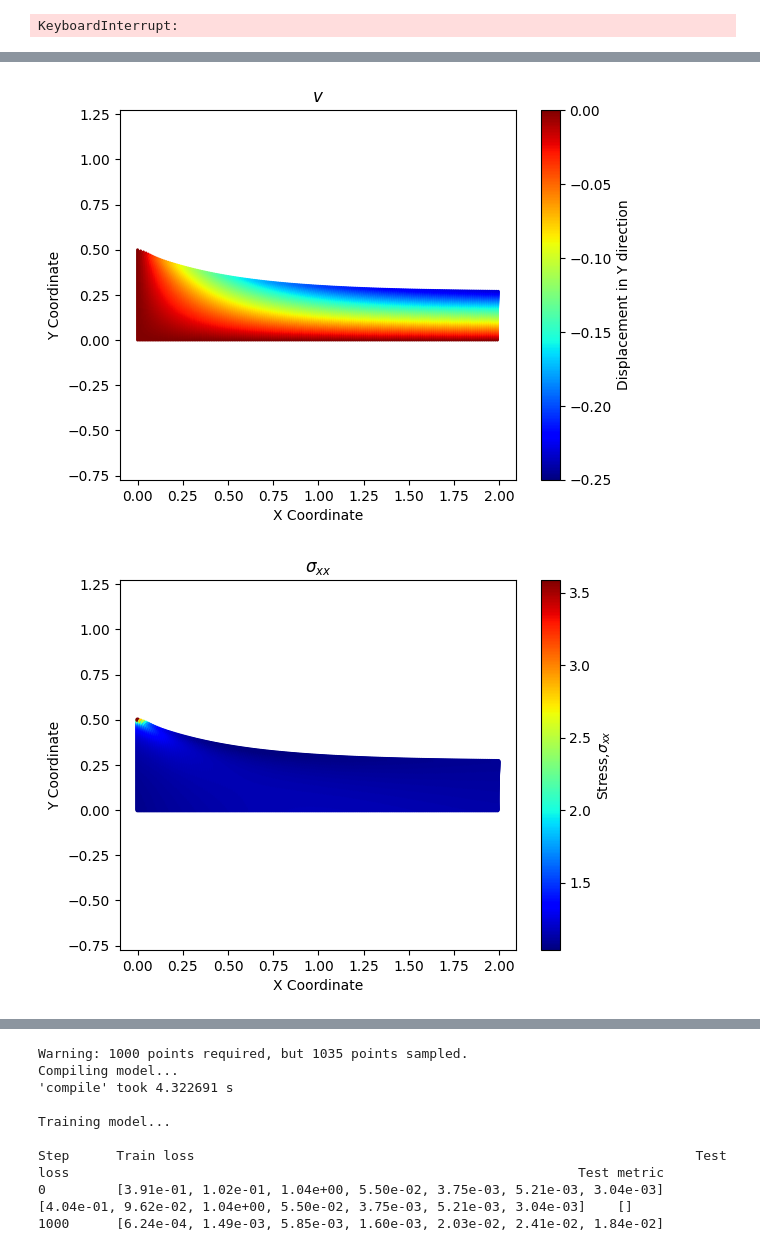
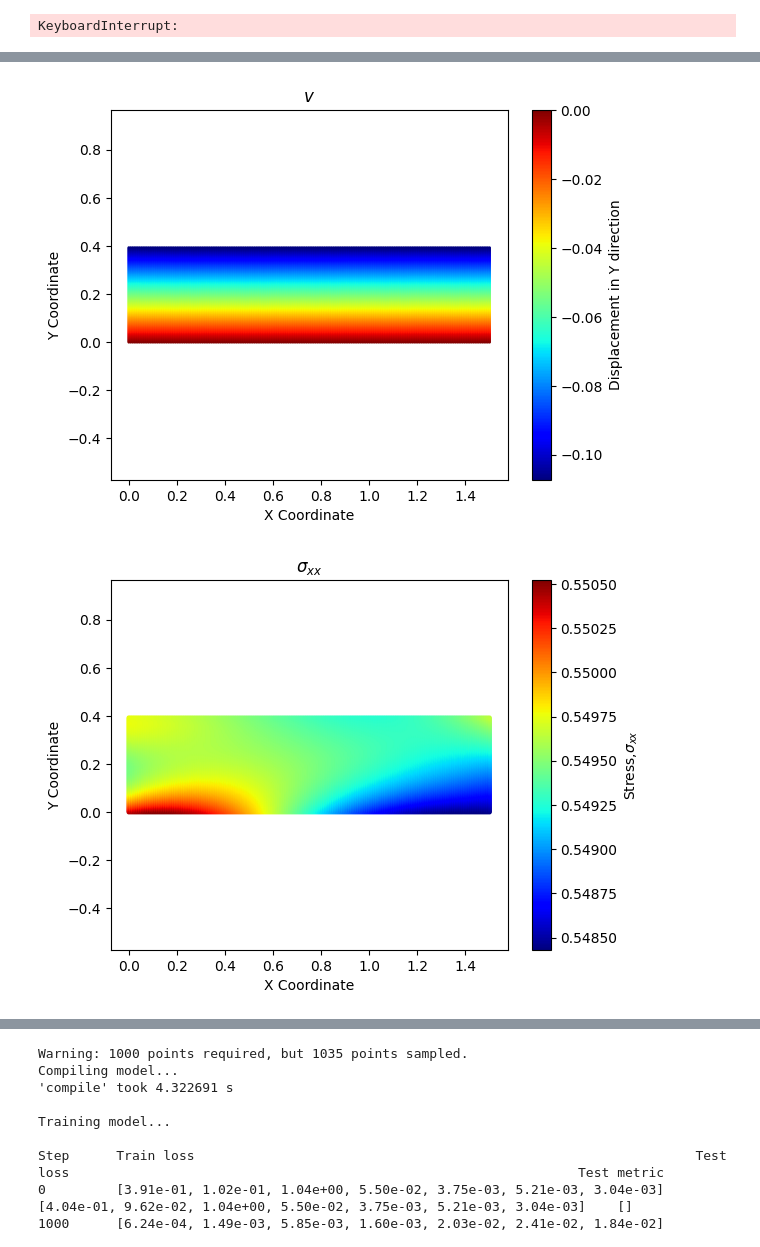
Before and after one commit to AhmadAkbariR/deepxde, a Jupyter notebook: examples/operator/elasticity-2D-AAR.ipynb, the cells around one changed output, grey strips where cells are left out. Drawn from its saved outputs; the diff is of its cells as text; code cells hidden in the pictures.

```diff
--- a/examples/operator/elasticity-2D-AAR.ipynb
+++ b/examples/operator/elasticity-2D-AAR.ipynb
@@ -432,10 +432,12 @@ import torch
 
 nu = 0.3
 E = 1
+
+mu = E/(2*(1+nu))
+landa = E*nu/((1+nu)*(1-2*nu))
+
 def pde_system(x , u):
     # Define the parameters
-    nu = 0.3
-
     # Calculate the second derivatives of u and v
     u_xx = dde.grad.hessian(u, x, component=0, i = 0 , j = 0)
     u_yy = dde.grad.hessian(u, x, component=0, i = 1 , j = 1)
@@ -456,8 +458,8 @@ def pde_system(x , u):
     #eq1 = u_xx + u_yy + (1 / (1 - 2 * nu)) * (u_xx + v_xy)
     #eq2 = v_xx + v_yy + (1 / (1 - 2 * nu)) * (v_yy + u_xy)
     # plane stress Navier equation
-    eq1 = u_xx + u_yy + ((1+nu) / (1 - nu)) * (u_xx + v_xy)
-    eq2 = v_xx + v_yy + ((1+nu) / (1 - nu)) * (v_yy + u_xy)
+    eq1 = mu * (u_xx + u_yy) +  (landa + mu) * (u_xx + v_xy)
+    eq2 = mu * (v_xx + v_yy) +  (landa + mu) * (v_yy + u_xy)
 
     return [ (eq1) , (eq2)]
 
@@ -493,29 +495,27 @@ def Right_constraint(x , u, X=[]):
     u_grad_y = dde.grad.jacobian(u, x, i=0, j=1)  # ∂u/∂x
     v_grad_x = dde.grad.jacobian(u, x, i=1, j=0)  # ∂u/∂x
     # The Neumann condition: 2*nu*∂u/∂x + ∂v/∂y = 0
-    return  u_grad_y + v_grad_x
+    return mu * (u_grad_y + v_grad_x)
 
 def Bottom_constraint(x , u, X=[]):
     # due to symmetry Sxy = 0, so u_y + v_x = 0
     u_grad_y = dde.grad.jacobian(u, x, i=0, j=1)  # ∂u/∂x
     v_grad_x = dde.grad.jacobian(u, x, i=1, j=0)  # ∂u/∂x
-    return  u_grad_y + v_grad_x
+    return  mu * (u_grad_y + v_grad_x)
 
 def top_contraint1(x , u, X=[]):
     # Compute the gradients
     u_grad_y = dde.grad.jacobian(u, x, i=0, j=1)  # ∂u/∂x
     v_grad_x = dde.grad.jacobian(u, x, i=1, j=0)  # ∂u/∂x
     # The Neumann condition: 2*nu*∂u/∂x + ∂v/∂y = 0
-    return u_grad_y + v_grad_x
+    return (u_grad_y + v_grad_x) * mu
 
 def top_contraint2(x , u, X=[]):
     # Compute the gradients
-    nu = 0.3
-
     u_grad_x = dde.grad.jacobian(u, x, i=0, j=0)  # ∂u/∂x
     v_grad_y = dde.grad.jacobian(u, x, i=1, j=1)  # ∂v/∂y
     # The Neumann condition: 2*nu*∂u/∂x + ∂v/∂y = 0
-    return  (1-nu)*v_grad_y + nu*u_grad_x
+    return  (2*mu + landa)*v_grad_y + landa * u_grad_x
 
 # Define the boundary conditions using DirichletBC
 #bc1 = dde.DirichletBC(geom, lambda x: 0, boundary_left, component=0)    # u(x=0, y) = 0
@@ -540,7 +540,7 @@ data = dde.data.PDE(geom,
                     pde_system,
                     [bc_right, bc_right_cstrit, bc_bottom_cstrit, bc_top_cstrit1, bc_top_cstrit2],
                     num_domain=1000,
-                    num_boundary=300, num_test=300)
+                    num_boundary=3000, num_test=300)
 
 
 #net = dde.nn.PFNN([2,[200, 200], [200, 200], [200, 200], [200, 200], 2], "relu", "Glorot uniform")
@@ -551,9 +551,9 @@ def out_transform(inputs, outputs):
 
     x, y = inputs[:, 0], inputs[:, 1]
     # horizontal displacement on left
-    u = outputs[:, 0] * x # torch.exp(x/(1+y))
+    u = outputs[:, 0] * x * (1-x) + x # torch.exp(x/(1+y))
     # vertical dis on left
-    v = outputs[ :, 1] * x* y#torch.exp((x*y))
+    v = outputs[ :, 1] * y  #torch.exp((x*y))
     ## pressure on bottom
     #p = outputs[:, :, 2] * y[None, :]
     return dde.backend.stack((u, v), axis=1)
@@ -567,13 +567,13 @@ model = dde.Model(data, net)
 
 # model.compile("L-BFGS")
 #losshistory, train_state = model.train(iterations=1000)
-
+'''
 model.compile("adam", lr=0.0005)  # Note changing learning_rate to lr
 losshistory, train_state = model.train(iterations=2000)
 
 model.compile("adam", lr=0.0003)  # Note changing learning_rate to lr
 losshistory, train_state = model.train(iterations=2000)
-
+'''
 #model.compile("L-BFGS", loss="mse",
  #             loss_rtol=1e-5,      # Relative tolerance for loss
   #            tol=1e-5,            # Tolerance in the norm of the gradient
@@ -612,9 +612,6 @@ dvdy = dvdy_callback.get_value()  # Access the derivative values stored in the c
 epsilon_x = dudx
 epsilon_y = dvdy
 epsilon_xy = 0.5 * (dudy + dvdx)
-
-mu = E/(2*(1+nu))
-landa = E*nu/((1+nu)*(1-2*nu))
 
 # Calculate stresses
 sigma_x = 2*mu*epsilon_x +  landa * (epsilon_x + epsilon_y)
@@ -714,7 +710,7 @@ plt.show()
 
 # Plot the deformed shape with color map for the displacement in y direction
 plt.figure()
-scatter = plt.scatter(deformed[:, 0], deformed[:, 1], s = 1, c=v, cmap='jet', vmin=-0.25, vmax=0)
+scatter = plt.scatter(deformed[:, 0], deformed[:, 1], s = 1, c=v, cmap='jet', vmin=min(v), vmax=max(v))
 plt.colorbar(scatter, label='Displacement in Y direction')
 plt.title(r'$v$')
 plt.xlabel('X Coordinate')
@@ -761,2 +757,2 @@ plt.show()
-[figure, old version]
+[figure, new version]
-[figure, old version]
+[figure, new version]
```
Also changed, not shown: parts of 2 cells of this notebook.
